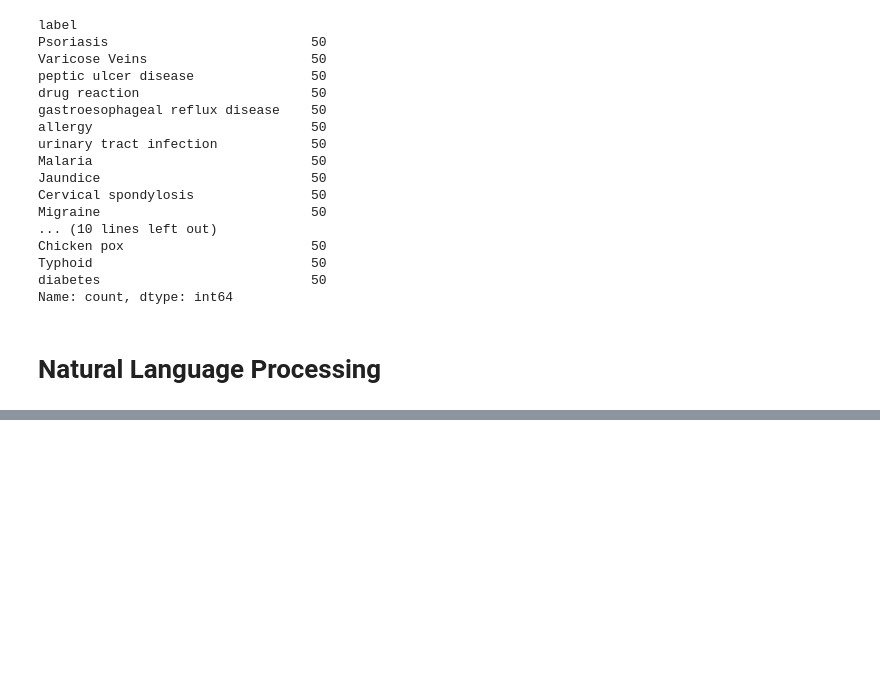
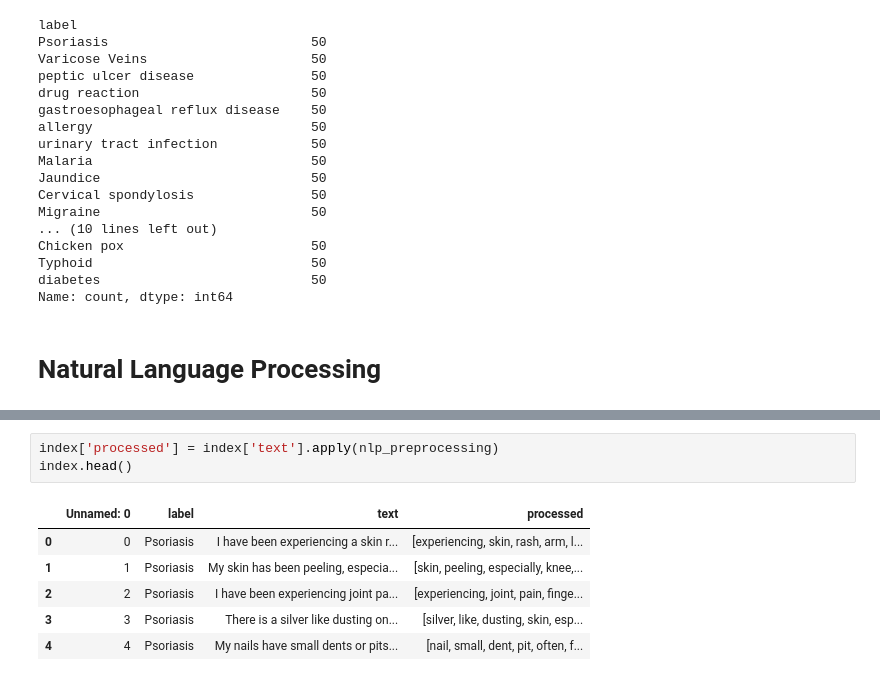
Before and after one commit to SangyunT/disease_and_symptoms, a Jupyter notebook: index.ipynb, the cells around one changed output, grey strips where cells are left out. Drawn from its saved outputs; the diff is of its cells as text; blank space fills up the shorter version.

```diff
--- a/index.ipynb
+++ b/index.ipynb
@@ -68,0 +57,10 @@ sample_doc
+# %%
+index['processed'] = index['text'].apply(nlp_preprocessing)
+index.head()
+# %% [output]
+|  | Unnamed: 0 | label | text | processed |
+| 0 | 0 | Psoriasis | I have been experiencing a skin r... | [experiencing, skin, rash, arm, l... |
+| 1 | 1 | Psoriasis | My skin has been peeling, especia... | [skin, peeling, especially, knee,... |
+| 2 | 2 | Psoriasis | I have been experiencing joint pa... | [experiencing, joint, pain, finge... |
+| 3 | 3 | Psoriasis | There is a silver like dusting on... | [silver, like, dusting, skin, esp... |
+| 4 | 4 | Psoriasis | My nails have small dents or pits... | [nail, small, dent, pit, often, f... |
```
Also changed, not shown: parts of 9 cells of this notebook.
